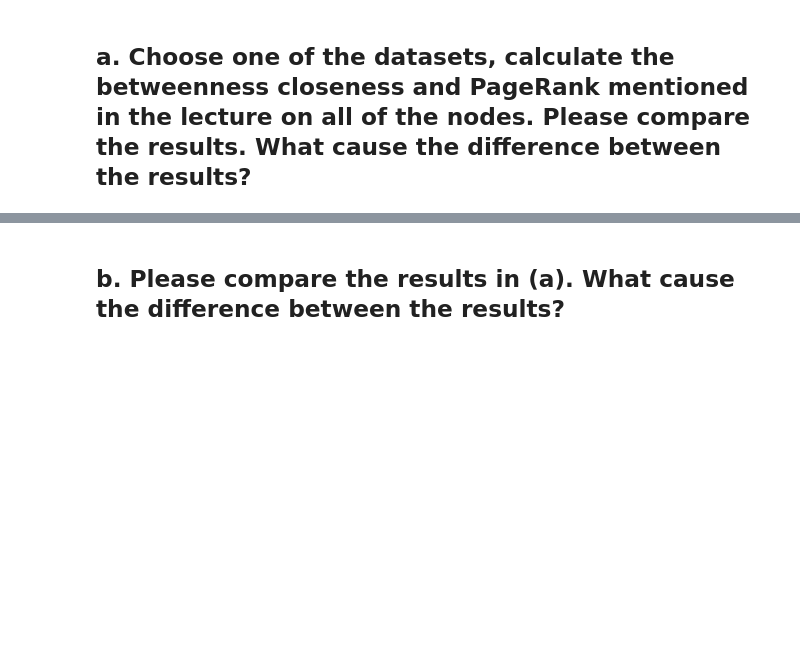
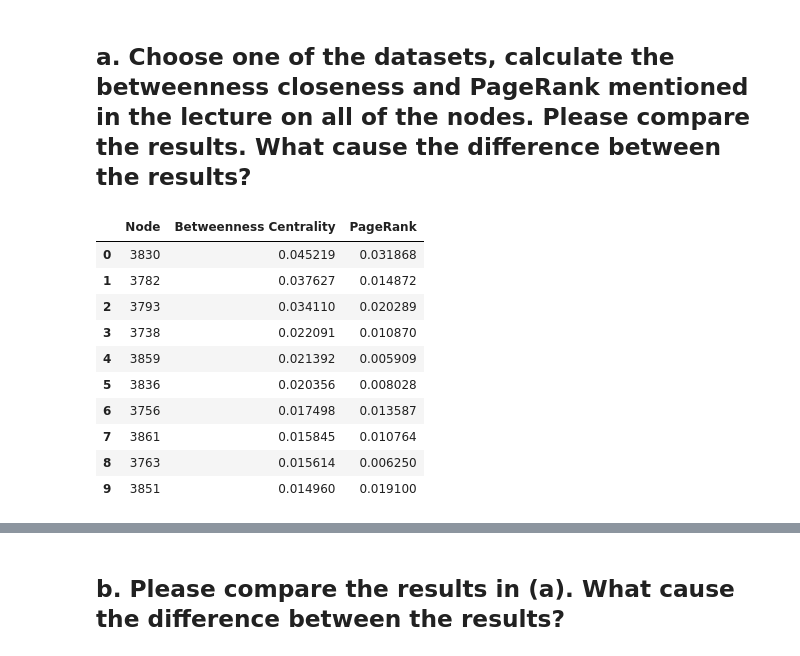
Before and after one commit to pariaighanian/Analysis_of_Complex_Netwroks, a Jupyter notebook: assignment_04.ipynb, the cells around one changed output, grey strips where cells are left out. Drawn from its saved outputs; the diff is of its cells as text; code cells hidden in the pictures; blank space fills up the shorter version.

```diff
--- a/assignment_04.ipynb
+++ b/assignment_04.ipynb
@@ -5,0 +26,14 @@
+# %%
+centrality_df.sort_values(by='Betweenness Centrality', ascending=False).reset_index(drop=True).head(10)
+# %% [output]
+|  | Node | Betweenness Centrality | PageRank |
+| 0 | 3830 | 0.045219 | 0.031868 |
+| 1 | 3782 | 0.037627 | 0.014872 |
+| 2 | 3793 | 0.034110 | 0.020289 |
+| 3 | 3738 | 0.022091 | 0.010870 |
+| 4 | 3859 | 0.021392 | 0.005909 |
+| 5 | 3836 | 0.020356 | 0.008028 |
+| 6 | 3756 | 0.017498 | 0.013587 |
+| 7 | 3861 | 0.015845 | 0.010764 |
+| 8 | 3763 | 0.015614 | 0.006250 |
+| 9 | 3851 | 0.014960 | 0.019100 |
```
Also changed, not shown: parts of 5 cells of this notebook.
